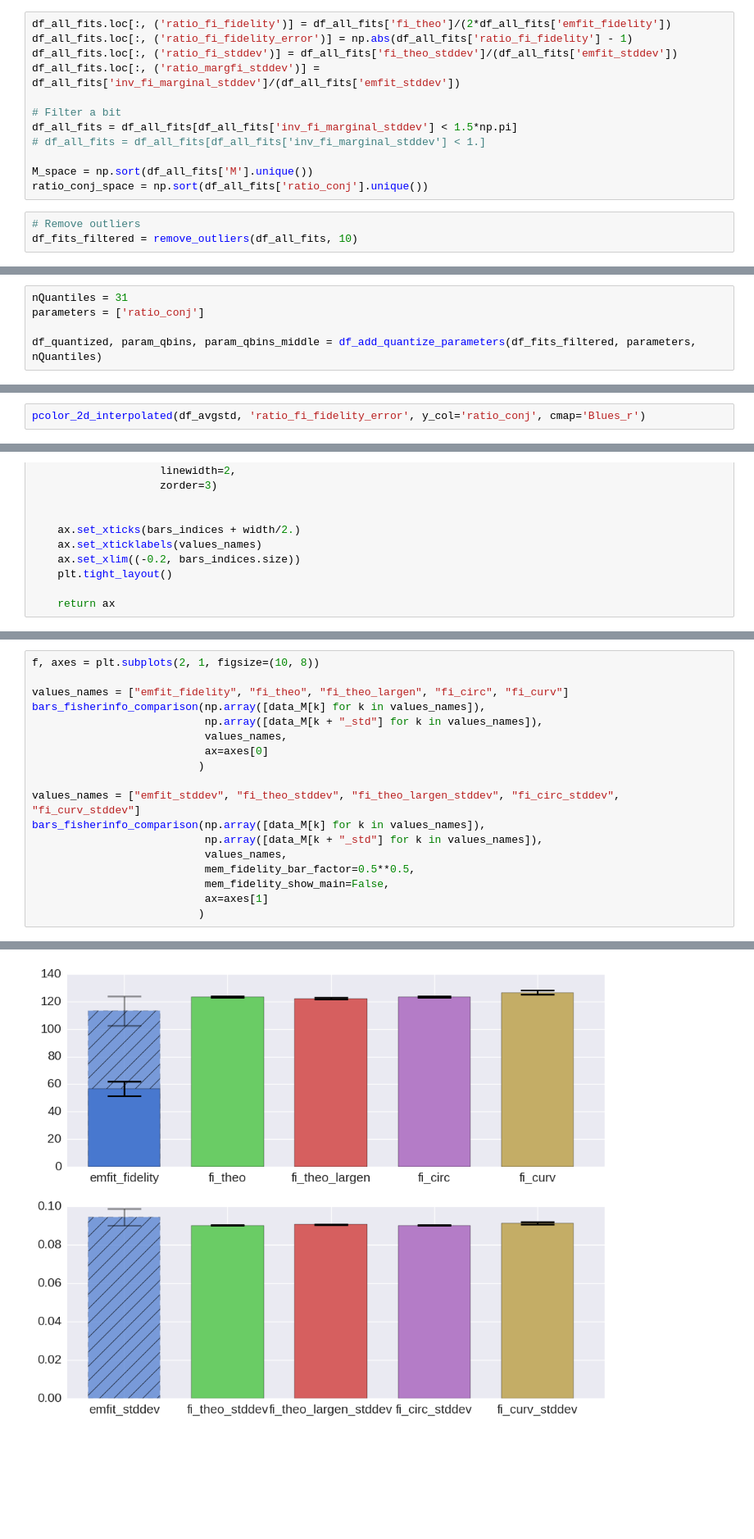
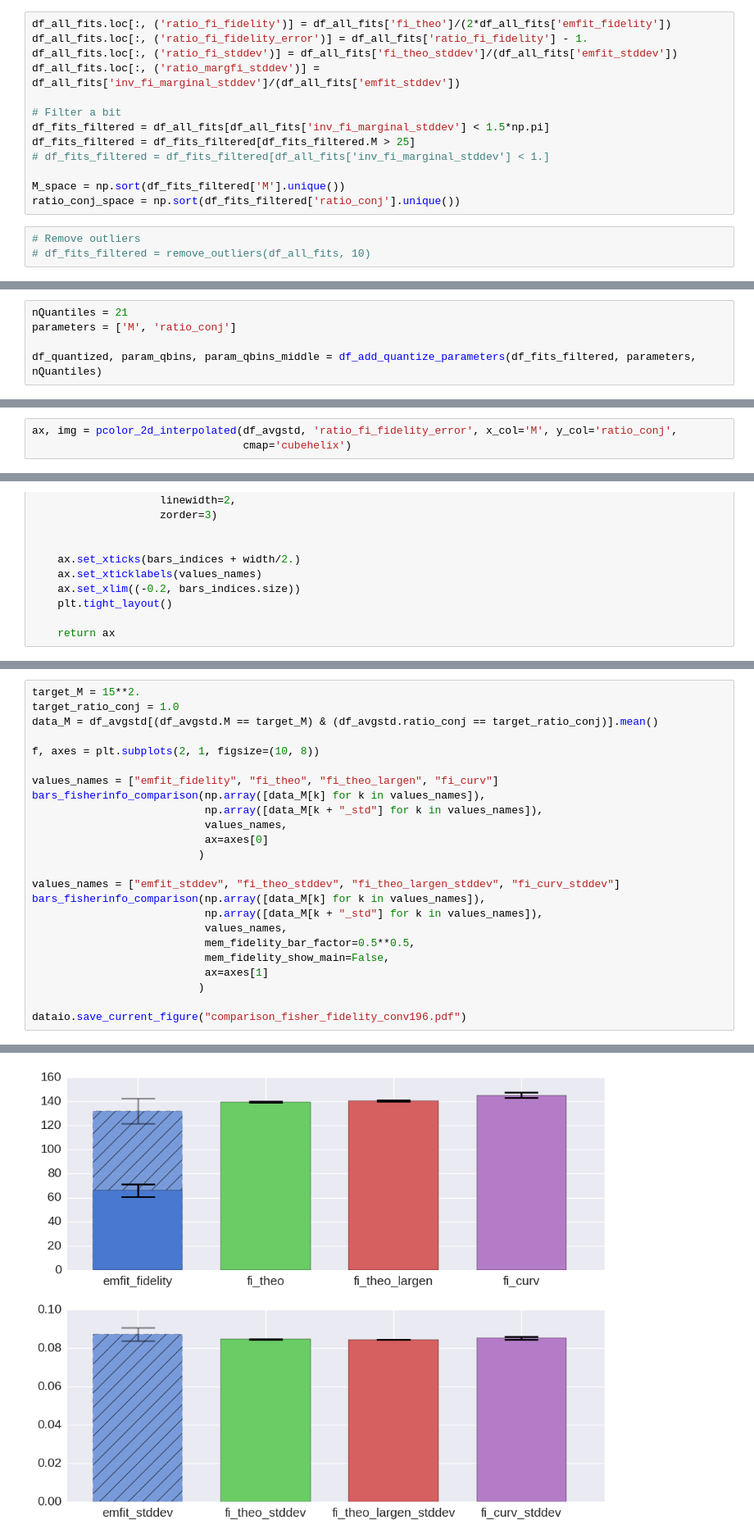
Before and after one commit to Azhag/Bayesian-visual-working-memory, a Jupyter notebook: Experiments/fisherinfo_new_2016/notebook_fisher2016_random_Mratio_5try_240818.ipynb, the cells around one changed output, grey strips where cells are left out. Shown at 82% size. Drawn from its saved outputs; the diff is of its cells as text; blank space fills up the shorter version.

```diff
--- a/Experiments/fisherinfo_new_2016/notebook_fisher2016_random_Mratio_5try_240818.ipynb
+++ b/Experiments/fisherinfo_new_2016/notebook_fisher2016_random_Mratio_5try_240818.ipynb
@@ -339,18 +330,19 @@ else:
 # %%
 df_all_fits.loc[:, ('ratio_fi_fidelity')] = df_all_fits['fi_theo']/(2*df_all_fits['emfit_fidelity'])
-df_all_fits.loc[:, ('ratio_fi_fidelity_error')] = np.abs(df_all_fits['ratio_fi_fidelity'] - 1)
+df_all_fits.loc[:, ('ratio_fi_fidelity_error')] = df_all_fits['ratio_fi_fidelity'] - 1.
 df_all_fits.loc[:, ('ratio_fi_stddev')] = df_all_fits['fi_theo_stddev']/(df_all_fits['emfit_stddev'])
 df_all_fits.loc[:, ('ratio_margfi_stddev')] = df_all_fits['inv_fi_marginal_stddev']/(df_all_fits['emfit_stddev'])
 
 # Filter a bit
-df_all_fits = df_all_fits[df_all_fits['inv_fi_marginal_stddev'] < 1.5*np.pi]
-# df_all_fits = df_all_fits[df_all_fits['inv_fi_marginal_stddev'] < 1.]
+df_fits_filtered = df_all_fits[df_all_fits['inv_fi_marginal_stddev'] < 1.5*np.pi]
+df_fits_filtered = df_fits_filtered[df_fits_filtered.M > 25]
+# df_fits_filtered = df_fits_filtered[df_all_fits['inv_fi_marginal_stddev'] < 1.]
 
-M_space = np.sort(df_all_fits['M'].unique())
-ratio_conj_space = np.sort(df_all_fits['ratio_conj'].unique())
+M_space = np.sort(df_fits_filtered['M'].unique())
+ratio_conj_space = np.sort(df_fits_filtered['ratio_conj'].unique())
 # %%
 # Remove outliers
-df_fits_filtered = remove_outliers(df_all_fits, 10)
+# df_fits_filtered = remove_outliers(df_all_fits, 10)
 # %%
 df_fits_filtered.describe()
 # %% [output]
@@ -379,8 +371,8 @@ g = sns.pairplot(
 # %% [markdown]
 ## Quantize parameters
 # %%
-nQuantiles = 31
-parameters = ['ratio_conj']
+nQuantiles = 21
+parameters = ['M', 'ratio_conj']
 
 df_quantized, param_qbins, param_qbins_middle = df_add_quantize_parameters(df_fits_filtered, parameters, nQuantiles)
 # %% [markdown]
@@ -446,3 +453,4 @@ utils.pcolor_2d_data(np.abs(data_M_ratio), x=df_avgstd.M.unique(), y=param_qbins
 # %%
-pcolor_2d_interpolated(df_avgstd, 'ratio_fi_fidelity_error', y_col='ratio_conj', cmap='Blues_r')
+ax, img = pcolor_2d_interpolated(df_avgstd, 'ratio_fi_fidelity_error', x_col='M', y_col='ratio_conj',
+                                 cmap='cubehelix')
 # %% [output]
@@ -547,14 +548,18 @@ data_M = df_avgstd[(df_avgstd.M == target_M) & (df_avgstd.ratio_conj == target_r
 # %%
+target_M = 15**2.
+target_ratio_conj = 1.0
+data_M = df_avgstd[(df_avgstd.M == target_M) & (df_avgstd.ratio_conj == target_ratio_conj)].mean()
+
 f, axes = plt.subplots(2, 1, figsize=(10, 8))
 
-values_names = ["emfit_fidelity", "fi_theo", "fi_theo_largen", "fi_circ", "fi_curv"]
+values_names = ["emfit_fidelity", "fi_theo", "fi_theo_largen", "fi_curv"]
 bars_fisherinfo_comparison(np.array([data_M[k] for k in values_names]),
                            np.array([data_M[k + "_std"] for k in values_names]),
                            values_names,
                            ax=axes[0]
                           )
 
-values_names = ["emfit_stddev", "fi_theo_stddev", "fi_theo_largen_stddev", "fi_circ_stddev", "fi_curv_stddev"]
+values_names = ["emfit_stddev", "fi_theo_stddev", "fi_theo_largen_stddev", "fi_curv_stddev"]
 bars_fisherinfo_comparison(np.array([data_M[k] for k in values_names]),
                            np.array([data_M[k + "_std"] for k in values_names]),
                            values_names,
@@ -562,4 +567,6 @@ bars_fisherinfo_comparison(np.array([data_M[k] for k in values_names]),
                            mem_fidelity_show_main=False,
                            ax=axes[1]
                           )
+
+dataio.save_current_figure("comparison_fisher_fidelity_conv196.pdf")
 # %% [output]
@@ -567 +573 @@ bars_fisherinfo_comparison(np.array([data_M[k] for k in values_names]),
-[figure, old version]
+[figure, new version]
```
Also changed, not shown: parts of 12 cells of this notebook, 3 other files.
